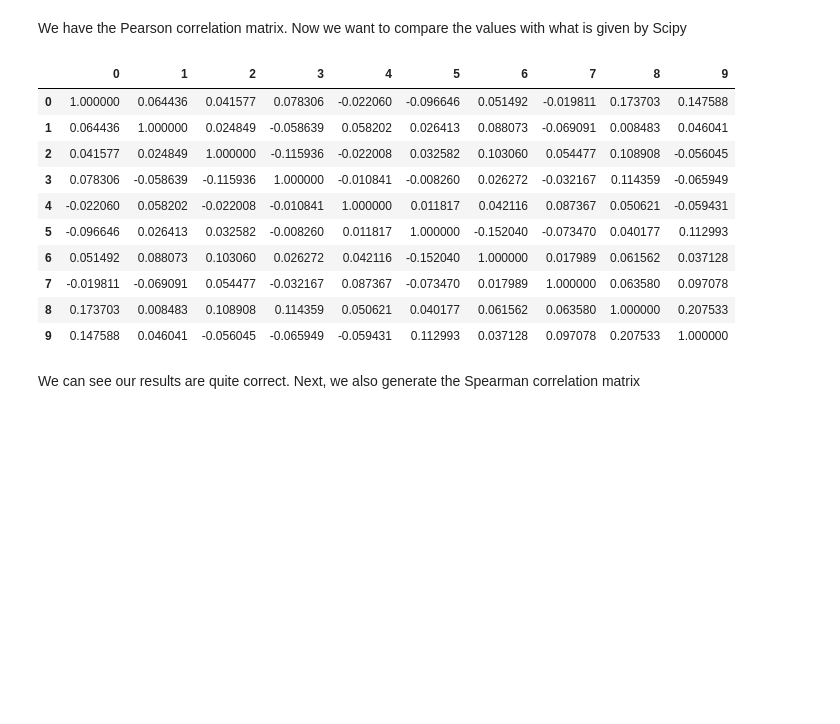
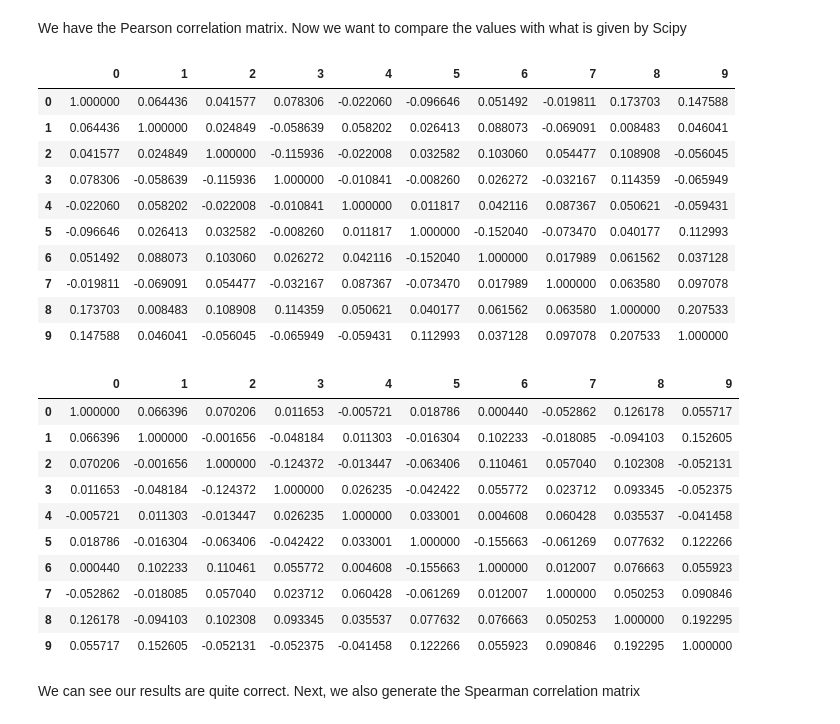
Before and after one commit to yuja-liu/BioLoGI, a Jupyter notebook: scripts/GSE75748_correlation_matrix.ipynb, the cells around one changed output. Cells and saved outputs as stored; diff of their text form; code cells hidden in the pictures; blank space fills up the shorter version.

```diff
--- a/scripts/GSE75748_correlation_matrix.ipynb
+++ b/scripts/GSE75748_correlation_matrix.ipynb
@@ -37,34 +37,54 @@ h9_pearson_corr.head()
 We have the Pearson correlation matrix. Now we want to compare the values with what is given by Scipy
 # %%
 from scipy.stats import pearsonr
+from scipy.stats import spearmanr
 
 TEST_SIZE = 10
 
 # empty 10 * 10 matrix
 test_pearson_corr = pd.DataFrame([[0] * 10 for _ in range(10)])
+test_spearman_corr = pd.DataFrame([[0] * 10 for _ in range(10)])
 
 # lower-left triangle
 for i in range(TEST_SIZE):
     for j in range(i):
+        # pearson
         r, p = pearsonr(h9_tpm_imp.iloc[i], h9_tpm_imp.iloc[j])
         test_pearson_corr.iloc[i, j] = r
         test_pearson_corr.iloc[j, i] = r
+        # spearman
+        r, p = spearmanr(h9_tpm_imp.iloc[i], h9_tpm_imp.iloc[j])
+        test_spearman_corr.iloc[i, j] = r
+        test_spearman_corr.iloc[j, i] = r
 for i in range(TEST_SIZE):
     test_pearson_corr.iloc[i, i] = 1.0
+    test_spearman_corr.iloc[i, i] = 1.0
 
-test_pearson_corr
+display(test_pearson_corr)
+display(test_spearman_corr)
 # %% [output]
 |  | 0 | 1 | 2 | 3 | 4 | 5 | 6 | 7 | 8 | 9 |
 | 0 | 1.000000 | 0.064436 | 0.041577 | 0.078306 | -0.022060 | -0.096646 | 0.051492 | -0.019811 | 0.173703 | 0.147588 |
 | 1 | 0.064436 | 1.000000 | 0.024849 | -0.058639 | 0.058202 | 0.026413 | 0.088073 | -0.069091 | 0.008483 | 0.046041 |
 | 2 | 0.041577 | 0.024849 | 1.000000 | -0.115936 | -0.022008 | 0.032582 | 0.103060 | 0.054477 | 0.108908 | -0.056045 |
 | 3 | 0.078306 | -0.058639 | -0.115936 | 1.000000 | -0.010841 | -0.008260 | 0.026272 | -0.032167 | 0.114359 | -0.065949 |
 | 4 | -0.022060 | 0.058202 | -0.022008 | -0.010841 | 1.000000 | 0.011817 | 0.042116 | 0.087367 | 0.050621 | -0.059431 |
 | 5 | -0.096646 | 0.026413 | 0.032582 | -0.008260 | 0.011817 | 1.000000 | -0.152040 | -0.073470 | 0.040177 | 0.112993 |
 | 6 | 0.051492 | 0.088073 | 0.103060 | 0.026272 | 0.042116 | -0.152040 | 1.000000 | 0.017989 | 0.061562 | 0.037128 |
 | 7 | -0.019811 | -0.069091 | 0.054477 | -0.032167 | 0.087367 | -0.073470 | 0.017989 | 1.000000 | 0.063580 | 0.097078 |
 | 8 | 0.173703 | 0.008483 | 0.108908 | 0.114359 | 0.050621 | 0.040177 | 0.061562 | 0.063580 | 1.000000 | 0.207533 |
 | 9 | 0.147588 | 0.046041 | -0.056045 | -0.065949 | -0.059431 | 0.112993 | 0.037128 | 0.097078 | 0.207533 | 1.000000 |
+|  | 0 | 1 | 2 | 3 | 4 | 5 | 6 | 7 | 8 | 9 |
+| 0 | 1.000000 | 0.066396 | 0.070206 | 0.011653 | -0.005721 | 0.018786 | 0.000440 | -0.052862 | 0.126178 | 0.055717 |
+| 1 | 0.066396 | 1.000000 | -0.001656 | -0.048184 | 0.011303 | -0.016304 | 0.102233 | -0.018085 | -0.094103 | 0.152605 |
+| 2 | 0.070206 | -0.001656 | 1.000000 | -0.124372 | -0.013447 | -0.063406 | 0.110461 | 0.057040 | 0.102308 | -0.052131 |
+| 3 | 0.011653 | -0.048184 | -0.124372 | 1.000000 | 0.026235 | -0.042422 | 0.055772 | 0.023712 | 0.093345 | -0.052375 |
+| 4 | -0.005721 | 0.011303 | -0.013447 | 0.026235 | 1.000000 | 0.033001 | 0.004608 | 0.060428 | 0.035537 | -0.041458 |
+| 5 | 0.018786 | -0.016304 | -0.063406 | -0.042422 | 0.033001 | 1.000000 | -0.155663 | -0.061269 | 0.077632 | 0.122266 |
+| 6 | 0.000440 | 0.102233 | 0.110461 | 0.055772 | 0.004608 | -0.155663 | 1.000000 | 0.012007 | 0.076663 | 0.055923 |
+| 7 | -0.052862 | -0.018085 | 0.057040 | 0.023712 | 0.060428 | -0.061269 | 0.012007 | 1.000000 | 0.050253 | 0.090846 |
+| 8 | 0.126178 | -0.094103 | 0.102308 | 0.093345 | 0.035537 | 0.077632 | 0.076663 | 0.050253 | 1.000000 | 0.192295 |
+| 9 | 0.055717 | 0.152605 | -0.052131 | -0.052375 | -0.041458 | 0.122266 | 0.055923 | 0.090846 | 0.192295 | 1.000000 |
 # %% [markdown]
 We can see our results are quite correct. Next, we also generate the Spearman correlation matrix
 # %%
```
Also changed, not shown: 9 other files.
